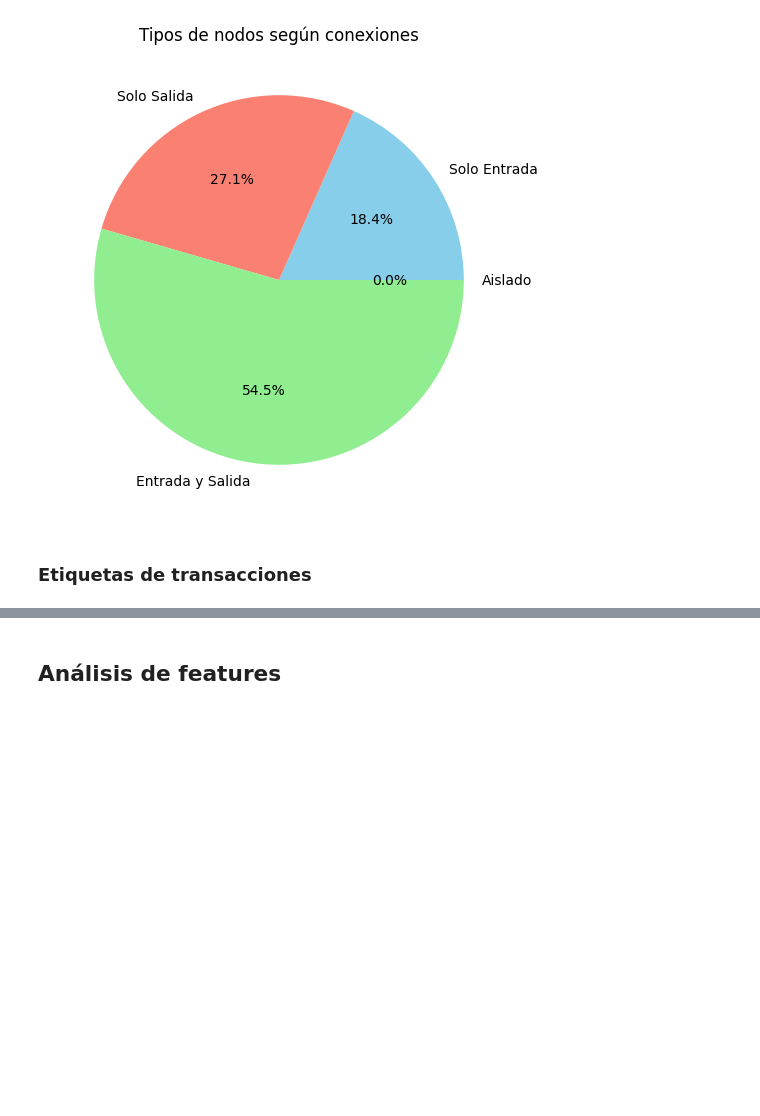
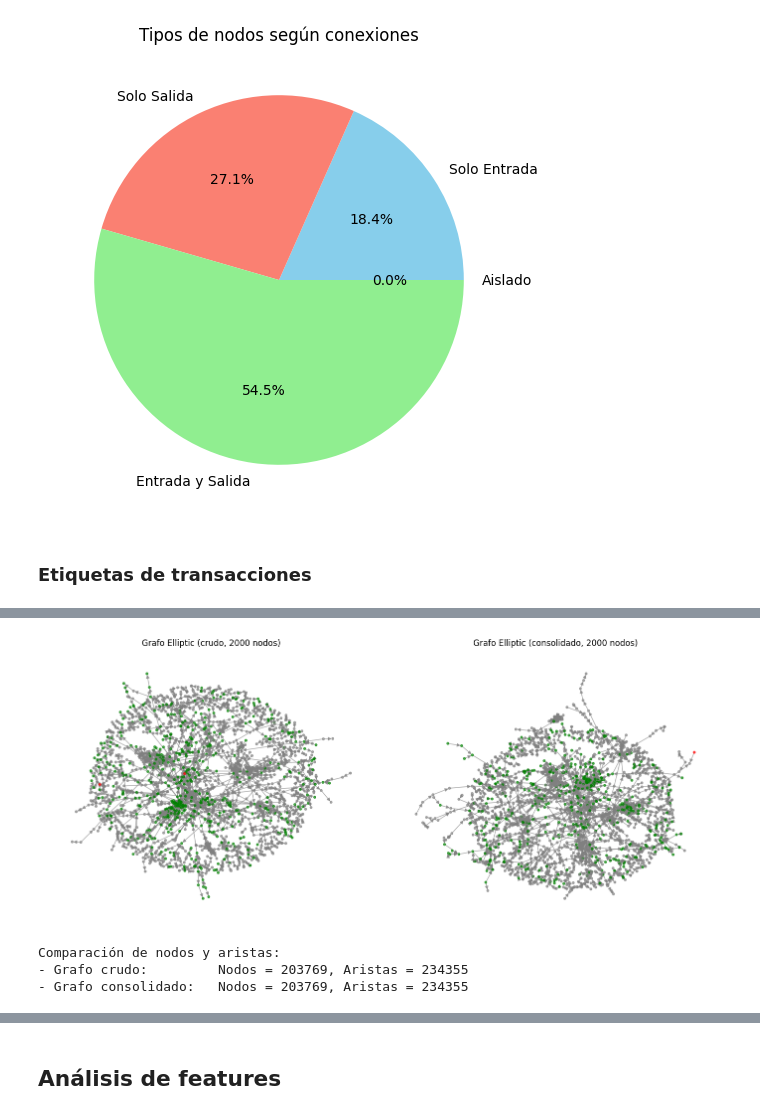
Before and after one commit to L-Ameneiro/elliptic-gnn-fraud-detector, a Jupyter notebook: notebooks/1-eda-graph.ipynb, the cells around one changed output, grey strips where cells are left out. Drawn from its saved outputs; the diff is of its cells as text; code cells hidden in the pictures; blank space fills up the shorter version.

```diff
--- a/notebooks/1-eda-graph.ipynb
+++ b/notebooks/1-eda-graph.ipynb
@@ -288,13 +278,0 @@ for u, v, data in G.edges(data=True):
-# %%
-from collections import defaultdict
-
-# Inicializamos contadores
-known_out = defaultdict(int)
-known_in = defaultdict(int)
-
-# Contamos solo transacciones con label conocido
-for u, v, data in G.edges(data=True):
-    label = data.get('fraud_label')
-    if label in [1, 2]:
-        known_out[u] += 1
-        known_in[v] += 1
@@ -407,0 +361,56 @@ A diferencia de lo que ocurre con las transacciones de fraude saliente, en las t
+# %%
+
+plt.figure(figsize=(14, 6))
+
+# --- Grafo crudo ---
+plt.subplot(1, 2, 1)
+sub_crudo = G_crudo.subgraph(list(G_crudo.nodes)[:2000])
+pos_crudo = nx.spring_layout(sub_crudo, seed=42)
+
+# Definir colores según el label
+color_map_crudo = []
+for node in sub_crudo.nodes(data=True):
+    label = str(node[1].get('label', 'unknown'))  # Convertimos a string
+    if label == '1':
+        color_map_crudo.append('red')
+    elif label == '2':
+        color_map_crudo.append('green')
+    else:
+        color_map_crudo.append('gray')
+
+nx.draw(sub_crudo, pos_crudo, node_size=10, node_color=color_map_crudo, edge_color='gray', alpha=0.7)
+plt.title("Grafo Elliptic (crudo, 2000 nodos)")
+
+# --- Grafo consolidado ---
+plt.subplot(1, 2, 2)
+sub_consolidado = G_consolidado.subgraph(list(G_consolidado.nodes)[:2000])
+pos_consolidado = nx.spring_layout(sub_consolidado, seed=42)
+
+# Definir colores según el fraud_label
+# Definir colores según el fraud_label
+color_map_consol = []
+for node in sub_consolidado.nodes(data=True):
+    label = node[1].get('fraud_label', 2)  # default desconocido si no hay fraud_label
+    if label == 1:
+        color_map_consol.append('red')
+    elif label == 0:
+        color_map_consol.append('green')
+    else:
+        color_map_consol.append('gray')
+
+nx.draw(sub_consolidado, pos_consolidado, node_size=10, node_color=color_map_consol, edge_color='gray', alpha=0.7)
+plt.title("Grafo Elliptic (consolidado, 2000 nodos)")
+
+plt.tight_layout()
+plt.show()
+
+# Estadísticas básicas
+print("""Comparación de nodos y aristas:
+- Grafo crudo:         Nodos = {}, Aristas = {}
+- Grafo consolidado:   Nodos = {}, Aristas = {}
+""".format(G_crudo.number_of_nodes(), G_crudo.number_of_edges(), G_consolidado.number_of_nodes(), G_consolidado.number_of_edges()))
+# %% [output]
+[figure, added]
+Comparación de nodos y aristas:
+- Grafo crudo:         Nodos = 203769, Aristas = 234355
+- Grafo consolidado:   Nodos = 203769, Aristas = 234355
```
Also changed, not shown: parts of 39 cells of this notebook.
